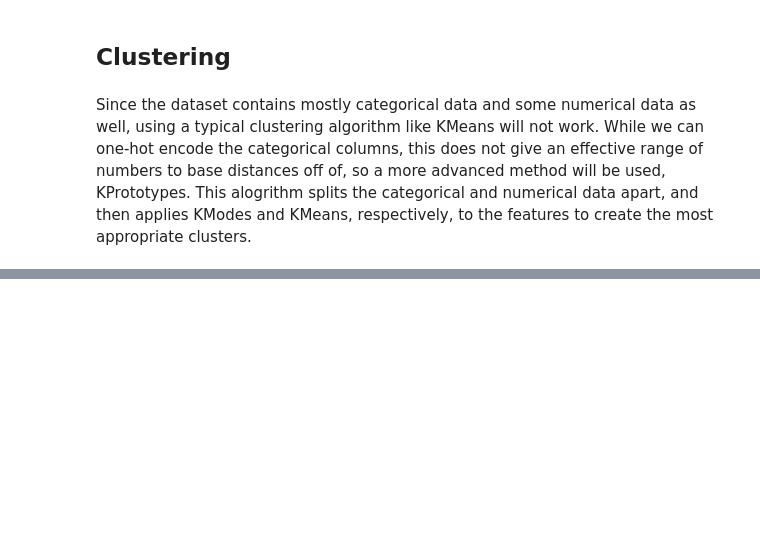
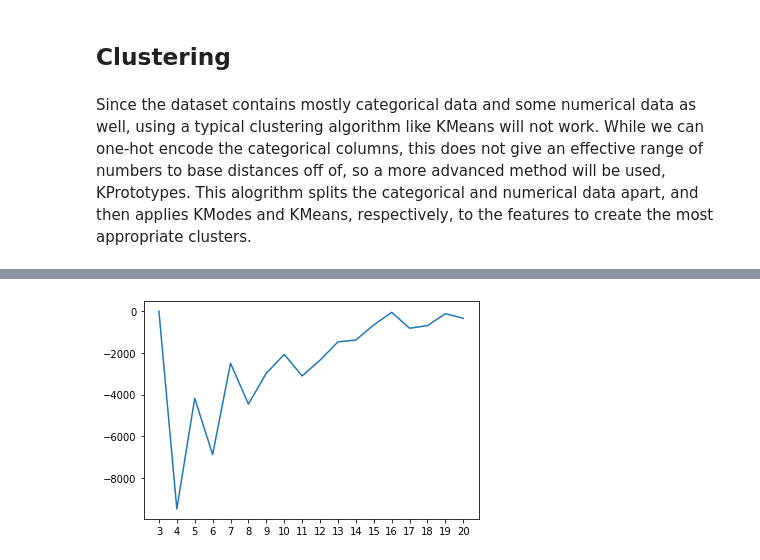
Before and after one commit to Shaddyjr/dob_complaints, a Jupyter notebook: jeremy/clustering.ipynb, the cells around one changed output, grey strips where cells are left out. Drawn from its saved outputs; the diff is of its cells as text; code cells hidden in the pictures; blank space fills up the shorter version.

Commit message:
new repo and clustering work

```diff
--- a/jeremy/clustering.ipynb
+++ b/jeremy/clustering.ipynb
@@ -52,0 +56,16 @@ X.head()
+# %%
+drop_cols = [
+    "date_entered",
+    "inspection_date",
+    "med_inc_zip"
+]
+# %%
+models = []
+n_clusters = []
+model_costs = []
+
+for i in range(3, 21, 1):
+    n_clusters.append(i)
+    kmodes = KModes(n_clusters=i, n_init=10, random_state=42, n_jobs=-1, verbose=2)
+    kmodes_model = kmodes.fit(X.drop(columns=drop_cols))
+    model_costs.append(kmodes_model.cost_)
@@ -52,0 +120,6 @@ X.head()
+# %%
+model_diffs = [0]
+for i, cost in enumerate(model_costs[1:]):
+    print(i, cost)
+    i_diff = cost - model_costs[i]
+    model_diffs.append(i_diff)
@@ -52,0 +165,5 @@ X.head()
+# %%
+plt.plot(n_clusters, model_diffs)
+plt.xticks(range(3, 21, 1));
+# %% [output]
+[figure, added]
```
Also changed, not shown: parts of 32 cells of this notebook, 2 other files.
